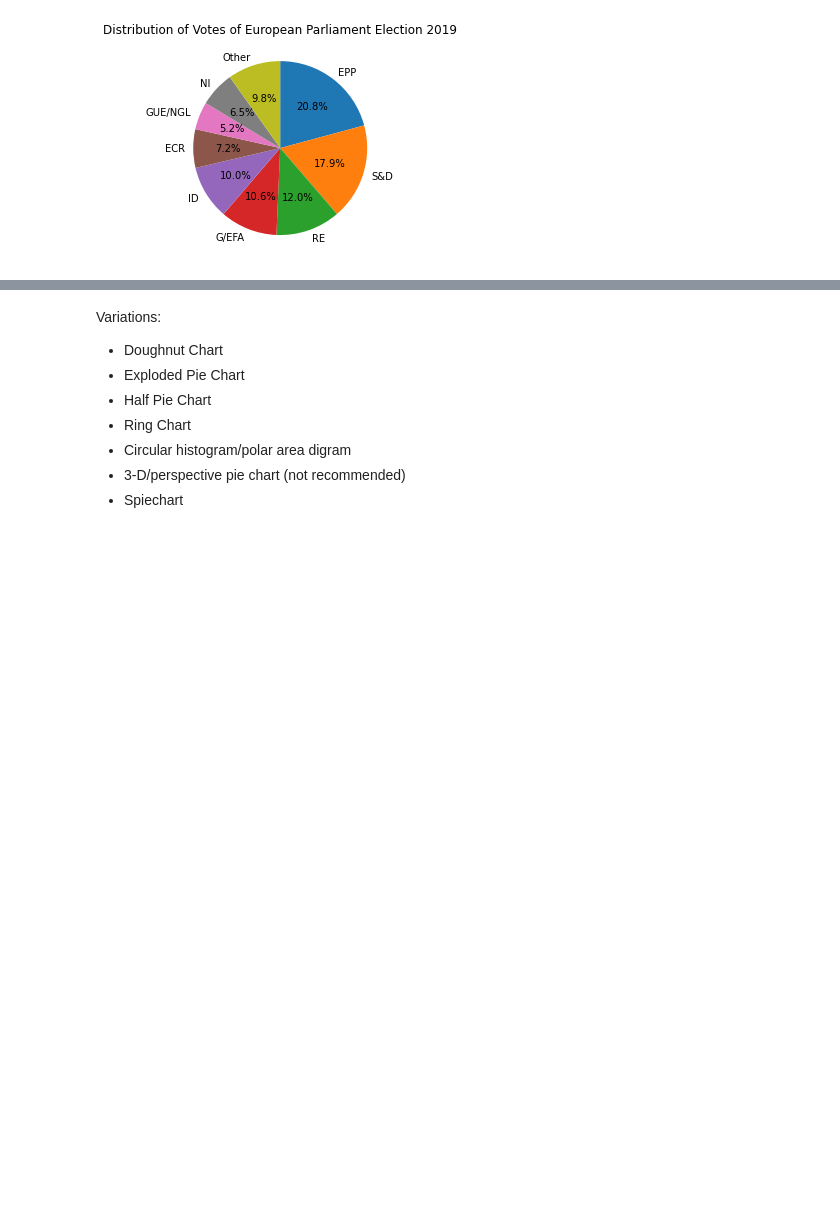
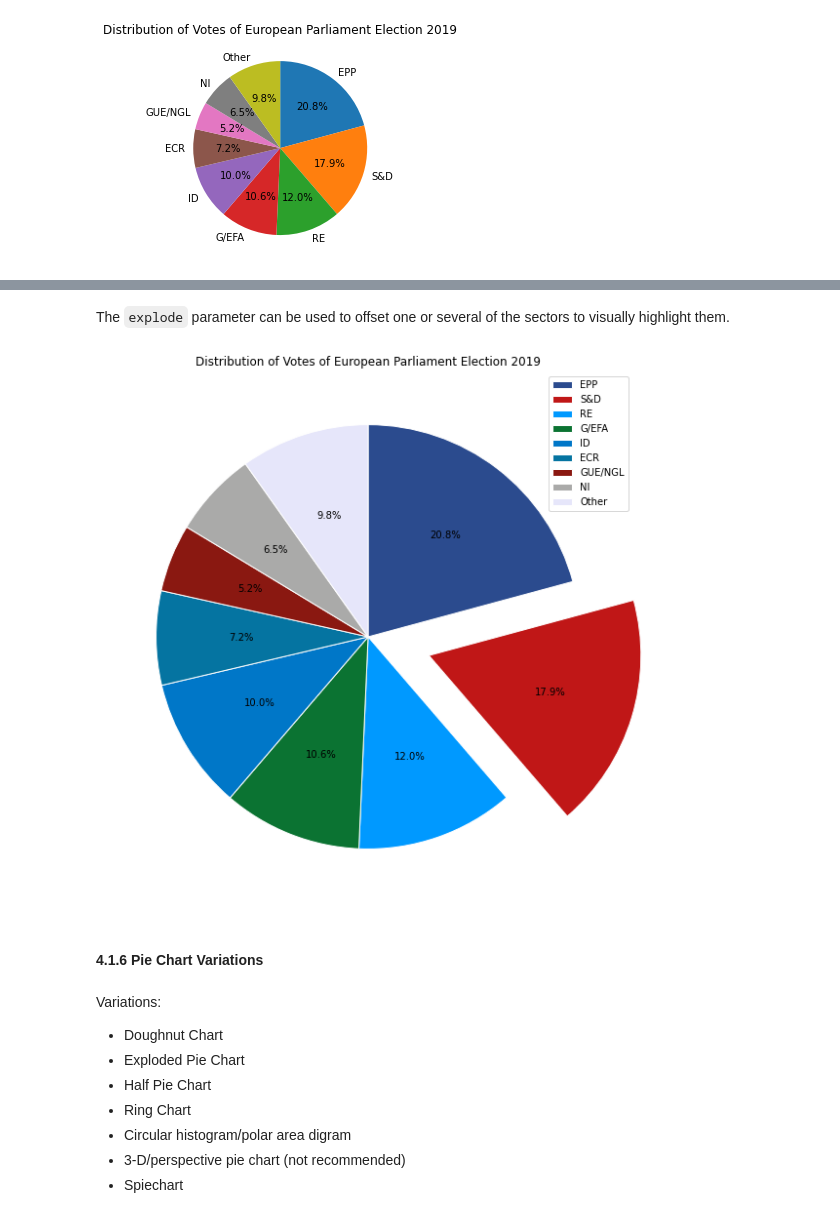
Before and after one commit to ssteffens/fundamentals-data-analysis-assessment, a Jupyter notebook: pyplot.ipynb, the cells around one changed output, grey strips where cells are left out. Saved outputs shown, nothing was run; the diff lists cells and outputs as text; code cells hidden in the pictures; blank space fills up the shorter version.

```diff
--- a/pyplot.ipynb
+++ b/pyplot.ipynb
@@ -602,3 +638,34 @@ plt.show()
+# %% [markdown]
+The `explode` parameter can be used to offset one or several of the sectors to visually highlight them.
+# %%
+# Example: Pie chart of distribution of votes of the European Parliament Election 2019
+
+# Defining the values
+votesperc = [20.8, 17.88, 12.01, 10.59, 10.04, 7.17, 5.16, 6.52, 9.82]
+
+# Defining data labels
+labels = 'EPP', 'S&D', 'RE', 'G/EFA', 'ID', 'ECR', 'GUE/NGL', 'NI', 'Other'
+
+# Defining colours
+colours = ('#2B4B8E', '#C01717', '#0099FF', '#0B7332', '#0077C8', '#0574A1',
+           '#8A1811', '#AAAAA9', '#E6E6FA')
+
+# Setting a title
+plt.title('Distribution of Votes of European Parliament Election 2019')
+
+# Highlighting the S&D results
+explode = (0, 0.3, 0, 0, 0, 0, 0, 0, 0)
+
+# Plot and display the pie chart and legend
+plt.pie(votesperc, explode = explode, autopct='%1.1f%%', colors = colours,
+        labels=labels, startangle=90, counterclock=False, labeldistance=None,
+        wedgeprops = {'edgecolor': 'white'})
+plt.legend()
+plt.show()
+# %% [output]
+[figure, added]
+# %% [markdown]
+#### **4.1.6 Pie Chart Variations**
 # %% [markdown]
 Variations:
 - Doughnut Chart
```
Also changed, not shown: parts of 15 cells of this notebook.
